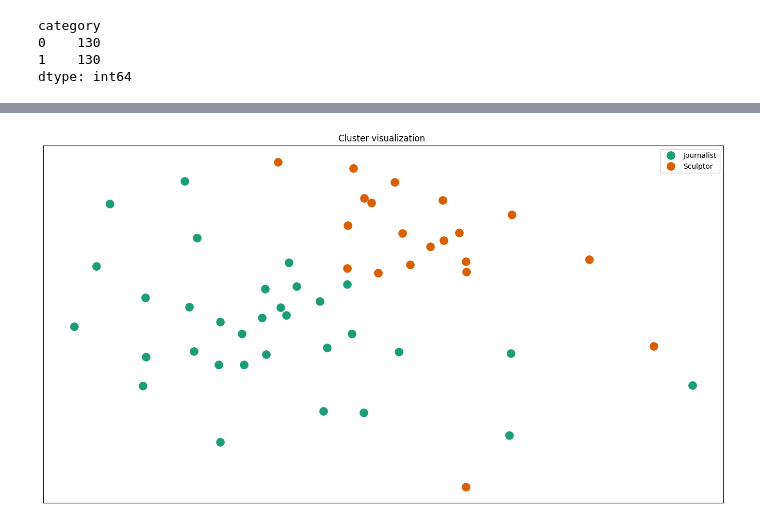
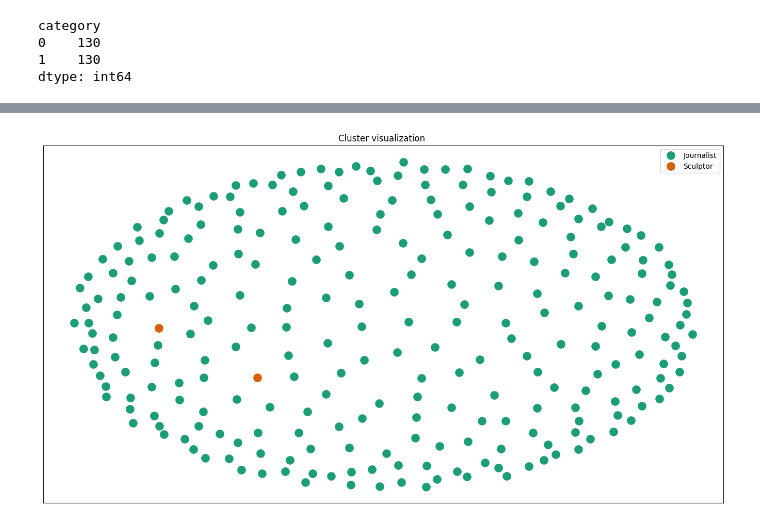
Before and after one commit to marinmss/m1-datascience-project, a Jupyter notebook: src/part1_clustering.ipynb, the cells around one changed output, grey strips where cells are left out. Drawn from its saved outputs; the diff is of its cells as text; code cells hidden in the pictures.

```diff
--- a/src/part1_clustering.ipynb
+++ b/src/part1_clustering.ipynb
@@ -373,0 +747,5 @@ Silhouette Coefficient: 0.109
+# %%
+bio = df_cluster["text"]
+tfidf_vectorizer = TfidfVectorizer(max_features=700, use_idf=True, stop_words='english')
+
+tfidf_matrix = tfidf_vectorizer.fit_transform(bio)
@@ -373,0 +838,4 @@ Silhouette Coefficient: 0.109
+# %%
+# Load JSON data
+with open('Biographies/knowledge_graph.json') as file:
+    data = json.load(file)
@@ -373,0 +880,18 @@ Silhouette Coefficient: 0.109
+# %%
+bio = df_cluster["text"]
+
+# max_features = 800-1200 --> best metrics results
+tfidf_vectorizer = TfidfVectorizer(max_features=1200,
+                                       use_idf=True,
+                                       stop_words='english')
+
+
+# Fit the vectorizer to text data
+tfidf_matrix = tfidf_vectorizer.fit_transform(bio)
+# %%
+# configuration of Agglomerative clustering
+agg_clust = AgglomerativeClustering(n_clusters=2)
+# apply the clustering
+cluster_labels = agg_clust.fit_predict(tfidf_matrix.toarray())
+
+labels = df_cluster['category'].values
@@ -374,17 +917,17 @@ Silhouette Coefficient: 0.109
 # %%
+from sklearn.metrics.pairwise import cosine_similarity
+from sklearn.manifold import MDS
+import matplotlib.pyplot as plt
 
-#dist_train = 1 - cosine_similarity(X_train_tfidf)
-dist_test = 1 - cosine_similarity(X_test_tfidf)
+dist = 1 - cosine_similarity(tfidf_matrix)
 
 # Use multidimensional scaling to convert the dist matrix into a 2-dimensional array
 MDS()
 
 # n_components=2 to plot results in a two-dimensional plane
 mds = MDS(n_components=2, dissimilarity="precomputed", random_state=1)
-#pos_train = mds.fit_transform(dist_train)
-pos_test = mds.fit_transform(dist_test)
-#xs_train, ys_train = pos_train[:, 0], pos_train[:, 1]
-xs_test, ys_test = pos_test[:, 0], pos_test[:, 1]
+pos = mds.fit_transform(dist)
+xs, ys = pos[:, 0], pos[:, 1]
 
 #set up colors per clusters
 cluster_colors = {0: '#1b9e77', 1: '#d95f02'}
@@ -393,38 +936,38 @@ cluster_colors = {0: '#1b9e77', 1: '#d95f02'}
 cluster_names = {0: 'Journalist', 1: 'Sculptor'}
 
 #create data frame that has the result of the MDS plus the cluster numbers and titles
-#df_train = pd.DataFrame(dict(x=xs_train, y=ys_train, label=km.labels_))
-df_test = pd.DataFrame(dict(x=xs_test, y=ys_test, label=clusters_test))
+
+df = pd.DataFrame(dict(x=xs, y=ys, label=agg_clust.labels_.tolist()))
 
 #group by cluster
-groups = df_test.groupby('label')
+groups = df.groupby('label')
 
 # set up plot
 fig, ax = plt.subplots(figsize=(17, 9))
 ax.margins(0.05)
 
 #iterate through groups to layer the plot
 for name, group in groups:
     ax.plot(group.x, group.y, marker='o', linestyle='', ms=12,
             label=cluster_names[name],
             color=cluster_colors[name],
             mec='none')
     ax.set_aspect('auto')
     ax.tick_params(\
         axis= 'x',
         which='both',
         bottom=False,
         top=False,
         labelbottom=False)
     ax.tick_params(\
         axis= 'y',
         which='both',
         left=False,
         top=False,
         labelleft=False)
 
 ax.legend(numpoints=1)
 plt.title('Cluster visualization ')
 plt.show()
 # %% [output]
-[figure, old version]
+[figure, new version]
```
Also changed, not shown: parts of 56 cells of this notebook.
